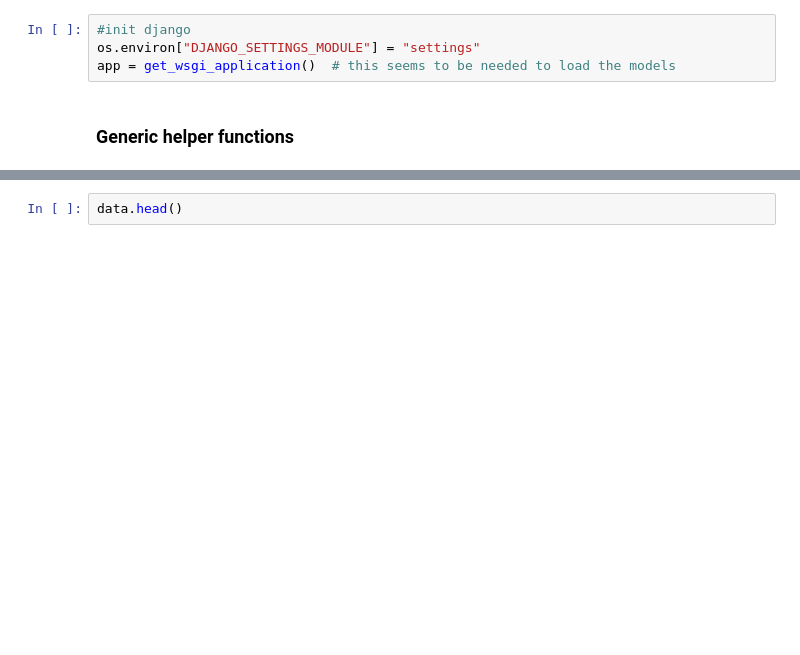
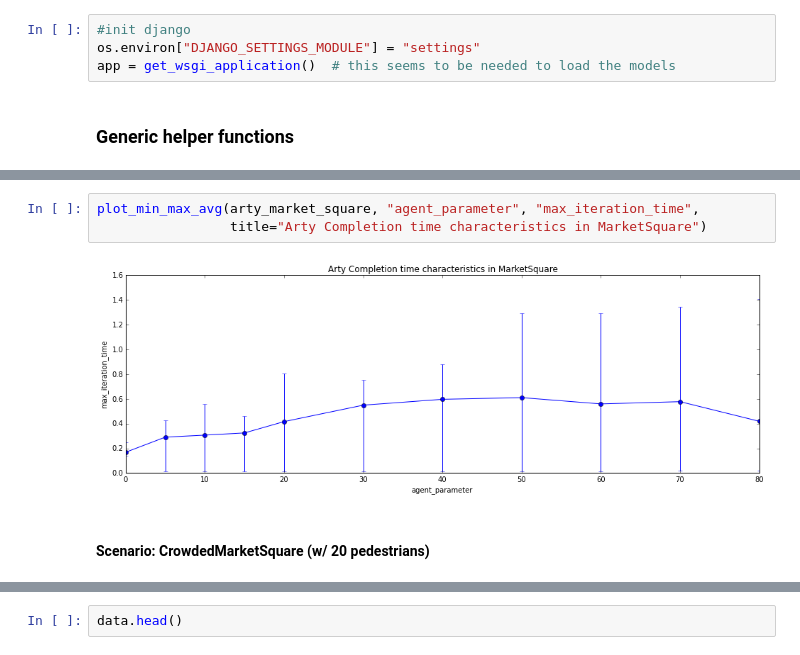
Before and after one commit to freider/keiro, a Jupyter notebook: Plots.ipynb, the cells around one changed output, grey strips where cells are left out. Saved outputs shown, nothing was run; the diff lists cells and outputs as text; blank space fills up the shorter version.

```diff
--- a/Plots.ipynb
+++ b/Plots.ipynb
@@ -57,0 +98,7 @@ Effect of global roadmap size on completion time and computational complexity
+# %%
+plot_min_max_avg(arty_market_square, "agent_parameter", "max_iteration_time",
+                 title="Arty Completion time characteristics in MarketSquare")
+# %% [output]
+[figure, added]
+# %% [markdown]
+#### Scenario: CrowdedMarketSquare (w/ 20 pedestrians)
```
Also changed, not shown: parts of 18 cells of this notebook.
